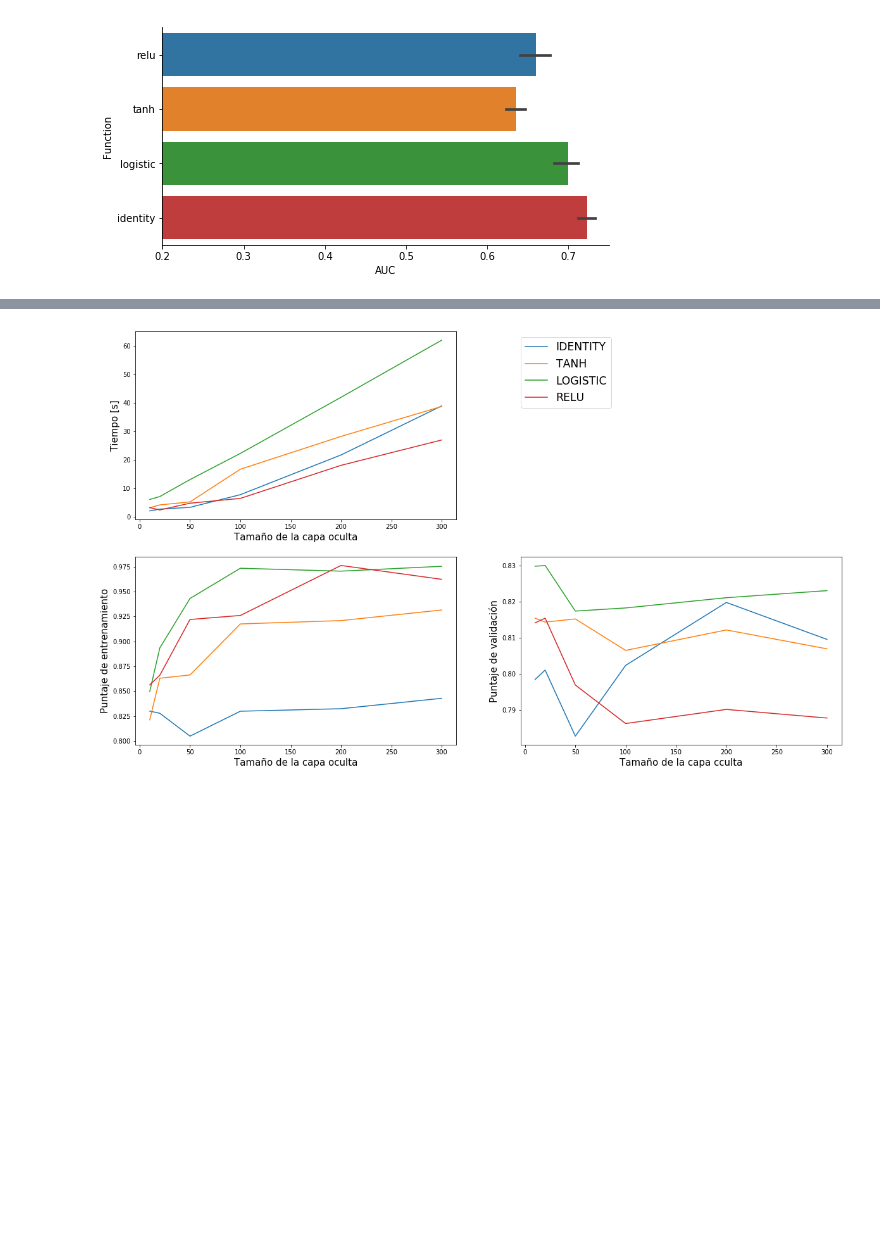
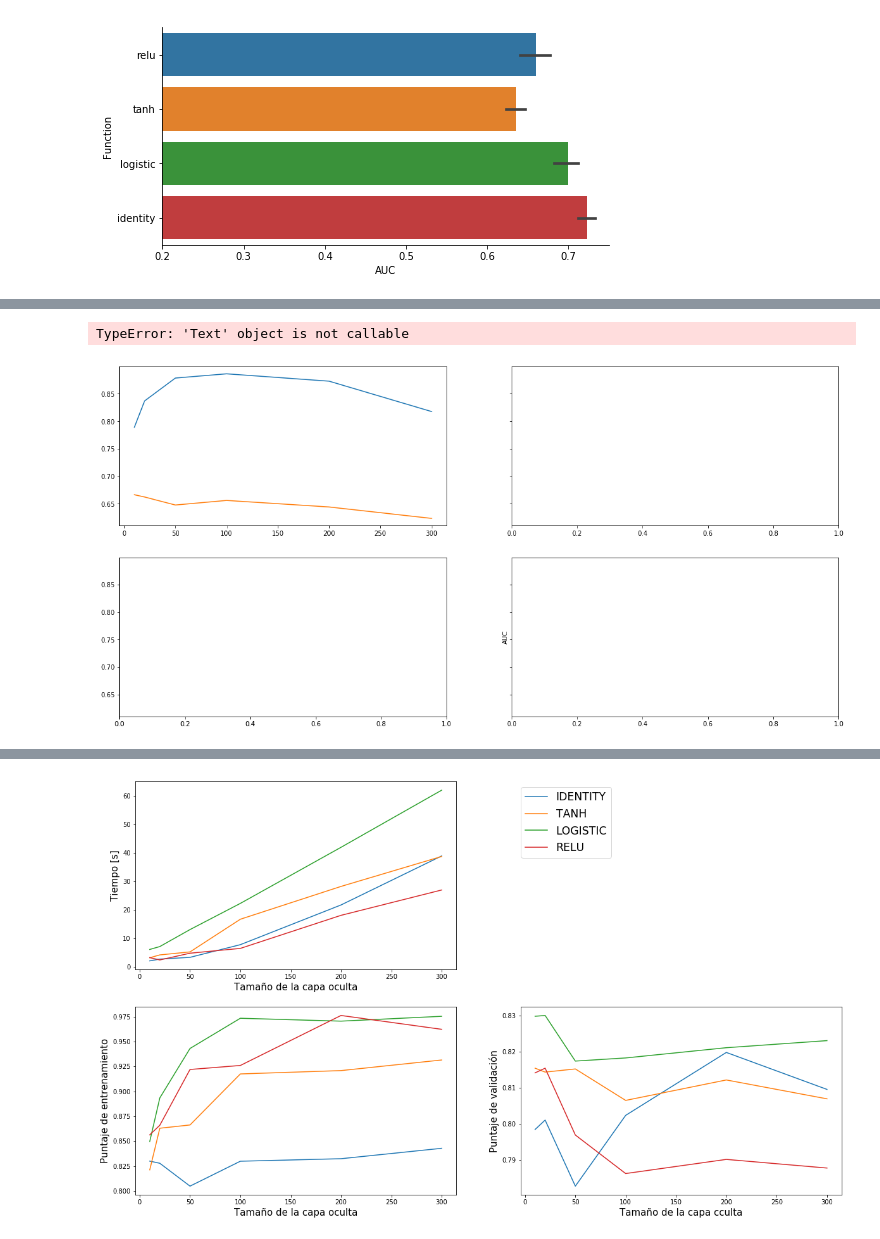
Before and after one commit to sofisappia/Machine-Learning-Algorithms, a Jupyter notebook: MLP-Model-Selection.ipynb, the cells around one changed output, grey strips where cells are left out. Drawn from its saved outputs; the diff is of its cells as text; code cells hidden in the pictures; blank space fills up the shorter version.

Commit message:
Plots validation curves

```diff
--- a/MLP-Model-Selection.ipynb
+++ b/MLP-Model-Selection.ipynb
@@ -604,0 +624,15 @@ def plot_MLP_hsizes(X_train, y_train, fcns, params, cv, hsizes):
+# %%
+### PLOT
+fig, axes = plt.subplots(2, 2, sharey=True, figsize=(20, 10))
+for i in range(2):
+    for j in range(2):
+        axes[i,j].plot(h_sizes, result[list_fcns[i+j]]['train_scores'], label='Entrenamiento')
+        axes[i,j].plot(h_sizes, result[list_fcns[i+j]]['valid_scores'], label='Validación')
+#     axes[.xlabel('Número de neuronas en capa oculta')
+        plt.ylabel('AUC')
+        axes[i,j].title('Función ')#+list_fcns[i+j].upper())
+    plt.legend(bbox_to_anchor=(1.5, 2.2), ncol=1, fontsize='xx-large')
+plt.show()
+# %% [output]
+TypeError: 'Text' object is not callable
+[figure, added]
```
Also changed, not shown: parts of 5 cells of this notebook.
